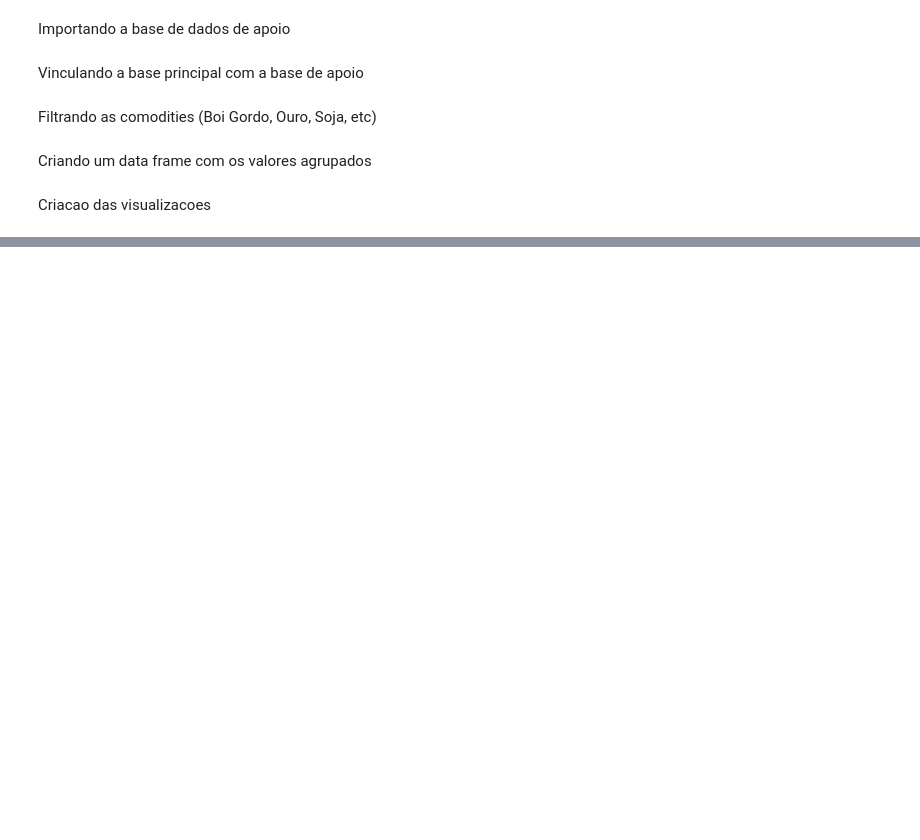
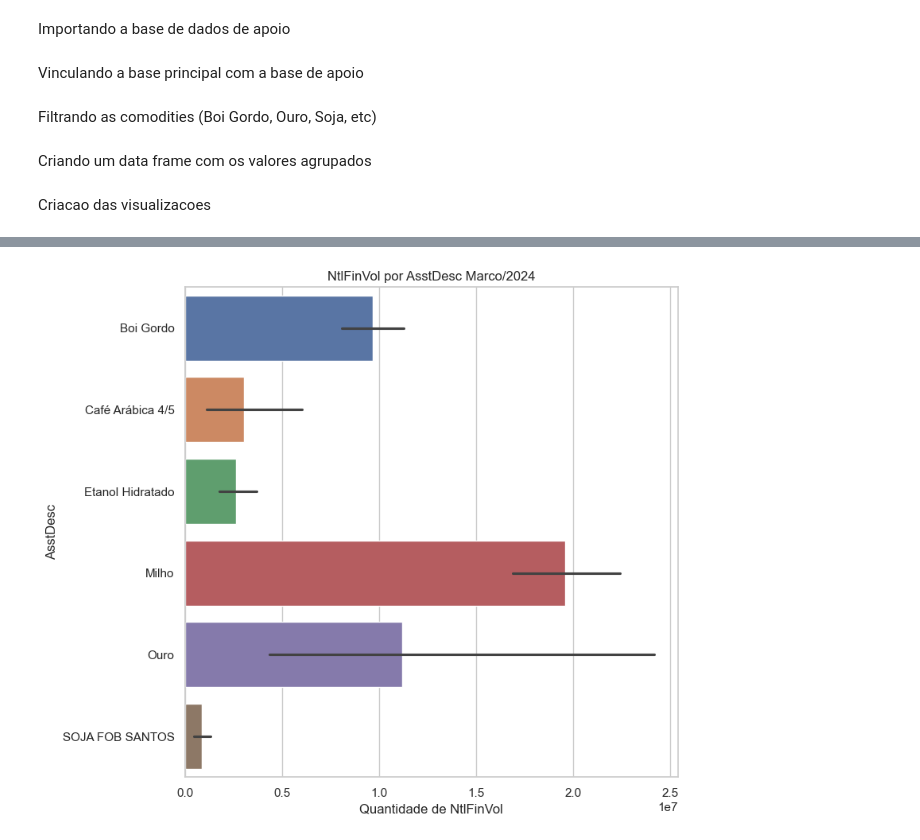
Before and after one commit to pcmassonjr/ProjetoAplicado, a Jupyter notebook: Aplicação/Projeto Aplicado - B3.ipynb, the cells around one changed output, grey strips where cells are left out. Cells and saved outputs as stored; diff of their text form; code cells hidden in the pictures; blank space fills up the shorter version.

```diff
--- a/Aplicação/Projeto Aplicado - B3.ipynb
+++ b/Aplicação/Projeto Aplicado - B3.ipynb
@@ -90,0 +96,12 @@ sns.lineplot(data=Base_Agrupada, x='Dia', y='MinPric', hue='AsstDesc')
+# %%
+plt.figure(figsize=(8, 8))
+sns.set(style="whitegrid")
+sns.barplot(x='NtlFinVol', y='AsstDesc', data=Base_Agrupada, hue='AsstDesc', legend=False)
+
+plt.title('NtlFinVol por AsstDesc Marco/2024')
+plt.xlabel('Quantidade de NtlFinVol')
+plt.ylabel('AsstDesc')
+
+plt.show()
+# %% [output]
+[figure, added]
```
Also changed, not shown: parts of 7 cells of this notebook.
